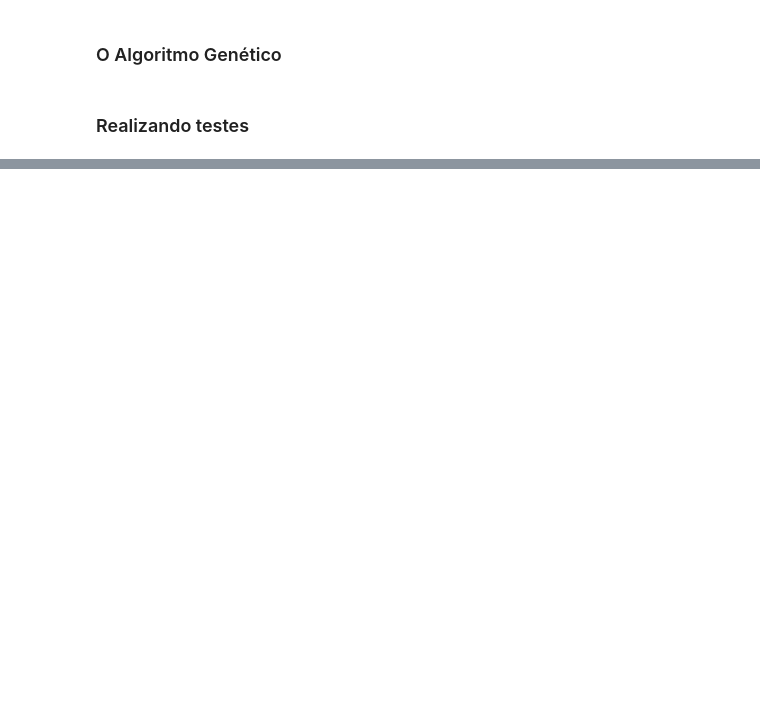
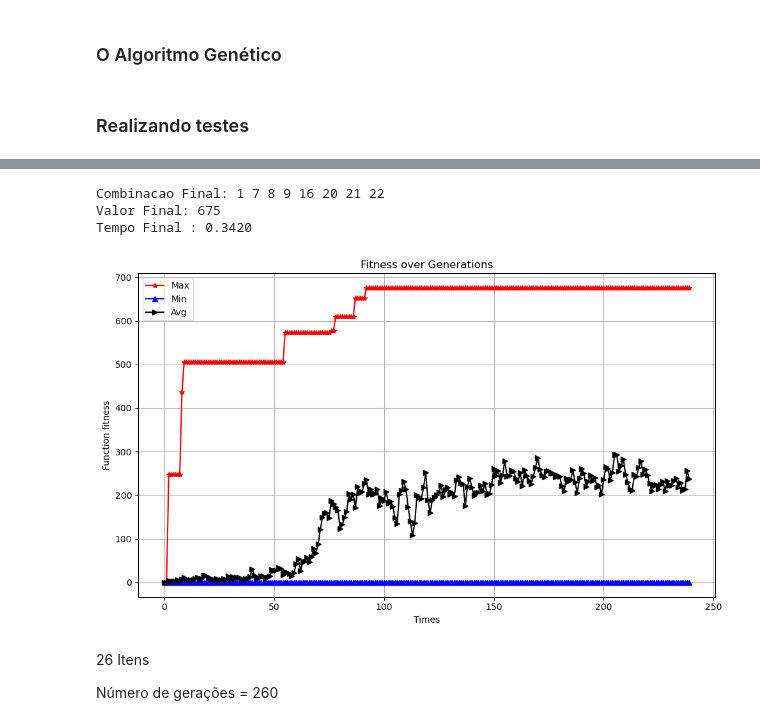
Before and after one commit to Francis1408/Genetic_Algorithm_Implementations, a Jupyter notebook: Knapsack_Problem.ipynb, the cells around one changed output, grey strips where cells are left out. Cells and saved outputs as stored; diff of their text form; code cells hidden in the pictures; blank space fills up the shorter version.

```diff
--- a/Knapsack_Problem.ipynb
+++ b/Knapsack_Problem.ipynb
@@ -540,0 +625,18 @@ Tempo Final : 0.1146
+# %%
+# Teste com 24 itens
+best_individual24, best_fiteness_generation24, worst_fitness_per_generation24, avg_fitness_per_generation24, finalTime24 = geneticAlgorithm(items24)
+
+# Printando resultados
+showResultsGA(best_individual24, finalTime24)
+
+# Gerando grafico
+plotGraph(best_fiteness_generation24, worst_fitness_per_generation24, avg_fitness_per_generation24)
+# %% [output]
+Combinacao Final: 1 7 8 9 16 20 21 22
+Valor Final: 675
+Tempo Final : 0.3420
+[figure, added]
+# %% [markdown]
+26 Itens
+
+Número de gerações = 260
```
Also changed, not shown: parts of 51 cells of this notebook.
